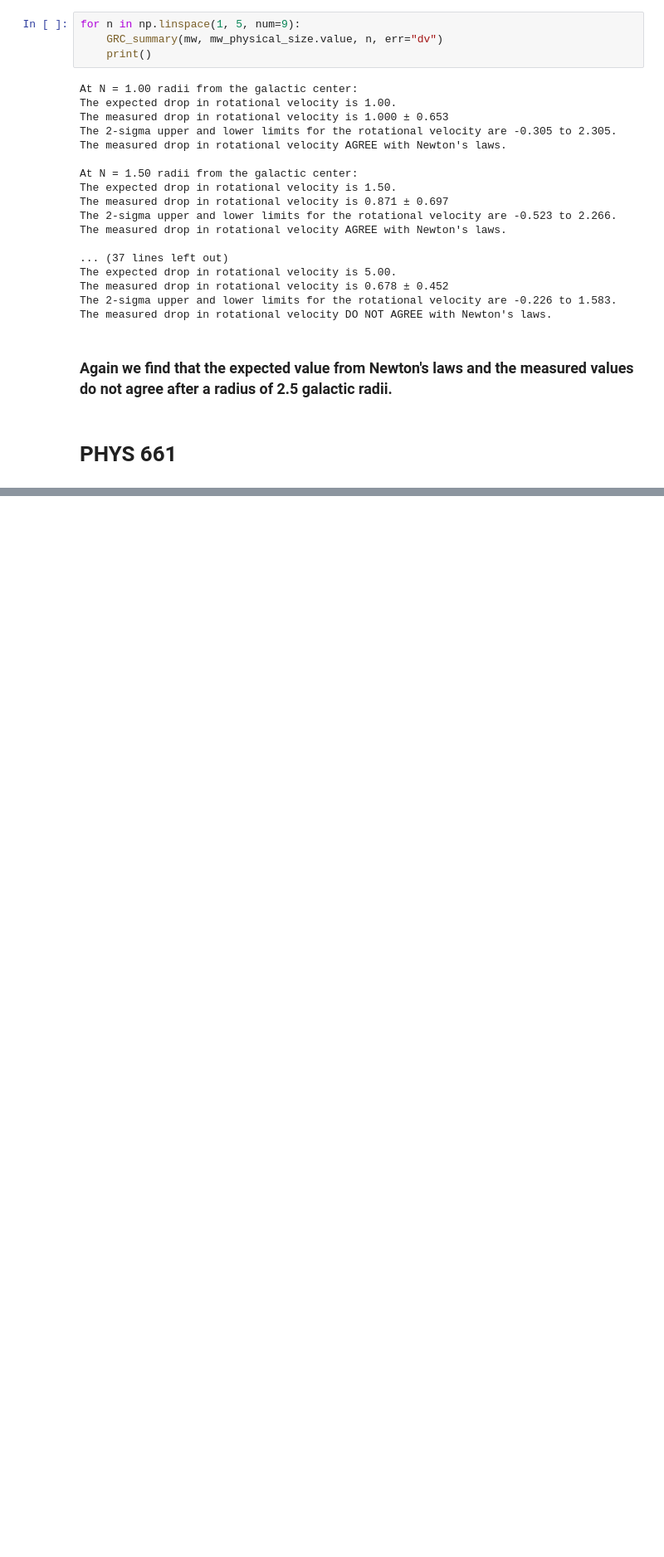
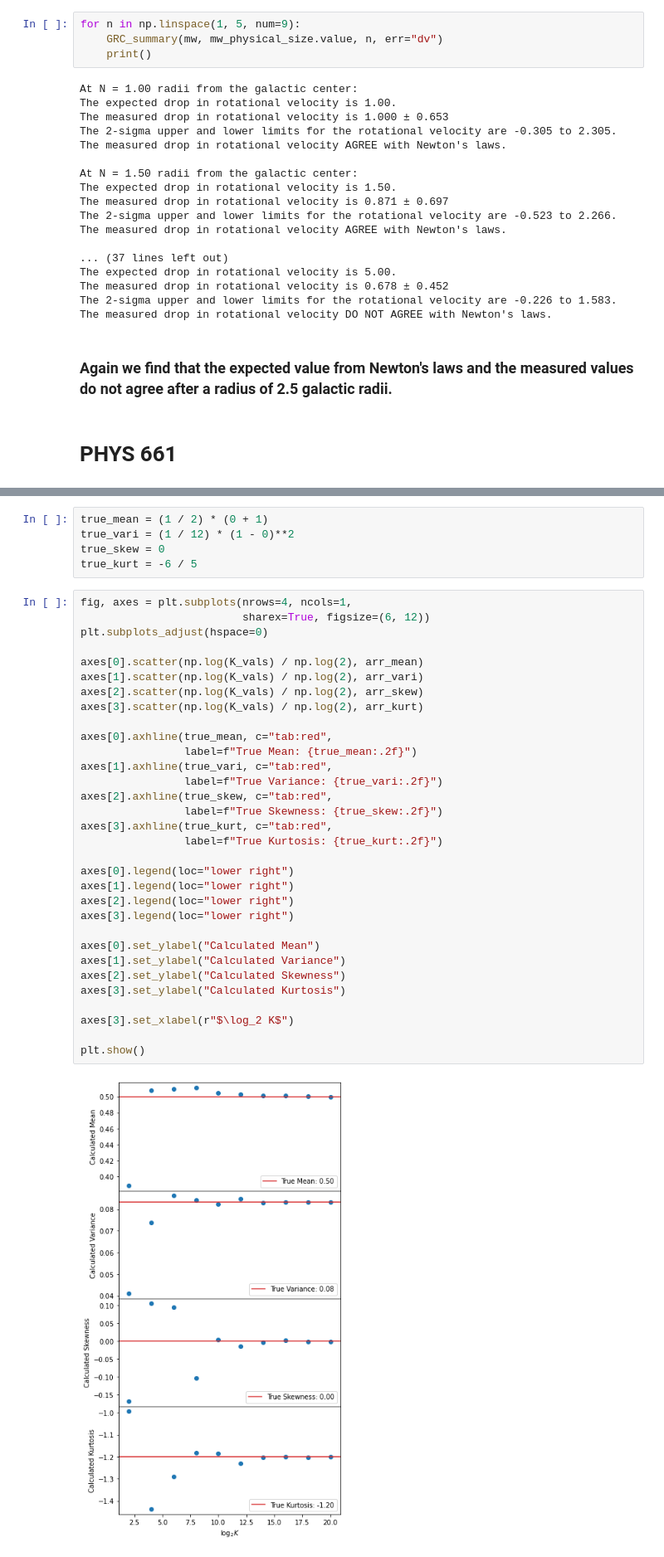
Before and after one commit to FoxFortino/DSPS_WFortino, a Jupyter notebook: HW4/HW4.ipynb, the cells around one changed output, grey strips where cells are left out. Shown: that part at 83% size. Drawn from its saved outputs; the diff is of its cells as text; blank space fills up the shorter version.

```diff
--- a/HW4/HW4.ipynb
+++ b/HW4/HW4.ipynb
@@ -215,0 +254,39 @@ The measured drop in rotational velocity DO NOT AGREE with Newton's laws.
+# %%
+true_mean = (1 / 2) * (0 + 1)
+true_vari = (1 / 12) * (1 - 0)**2
+true_skew = 0
+true_kurt = -6 / 5
+# %%
+fig, axes = plt.subplots(nrows=4, ncols=1,
+                         sharex=True, figsize=(6, 12))
+plt.subplots_adjust(hspace=0)
+
+axes[0].scatter(np.log(K_vals) / np.log(2), arr_mean)
+axes[1].scatter(np.log(K_vals) / np.log(2), arr_vari)
+axes[2].scatter(np.log(K_vals) / np.log(2), arr_skew)
+axes[3].scatter(np.log(K_vals) / np.log(2), arr_kurt)
+
+axes[0].axhline(true_mean, c="tab:red",
+                label=f"True Mean: {true_mean:.2f}")
+axes[1].axhline(true_vari, c="tab:red",
+                label=f"True Variance: {true_vari:.2f}")
+axes[2].axhline(true_skew, c="tab:red",
+                label=f"True Skewness: {true_skew:.2f}")
+axes[3].axhline(true_kurt, c="tab:red",
+                label=f"True Kurtosis: {true_kurt:.2f}")
+
+axes[0].legend(loc="lower right")
+axes[1].legend(loc="lower right")
+axes[2].legend(loc="lower right")
+axes[3].legend(loc="lower right")
+
+axes[0].set_ylabel("Calculated Mean")
+axes[1].set_ylabel("Calculated Variance")
+axes[2].set_ylabel("Calculated Skewness")
+axes[3].set_ylabel("Calculated Kurtosis")
+
+axes[3].set_xlabel(r"$\log_2 K$")
+
+plt.show()
+# %% [output]
+[figure, added]
```
Also changed, not shown: parts of 6 cells of this notebook.
